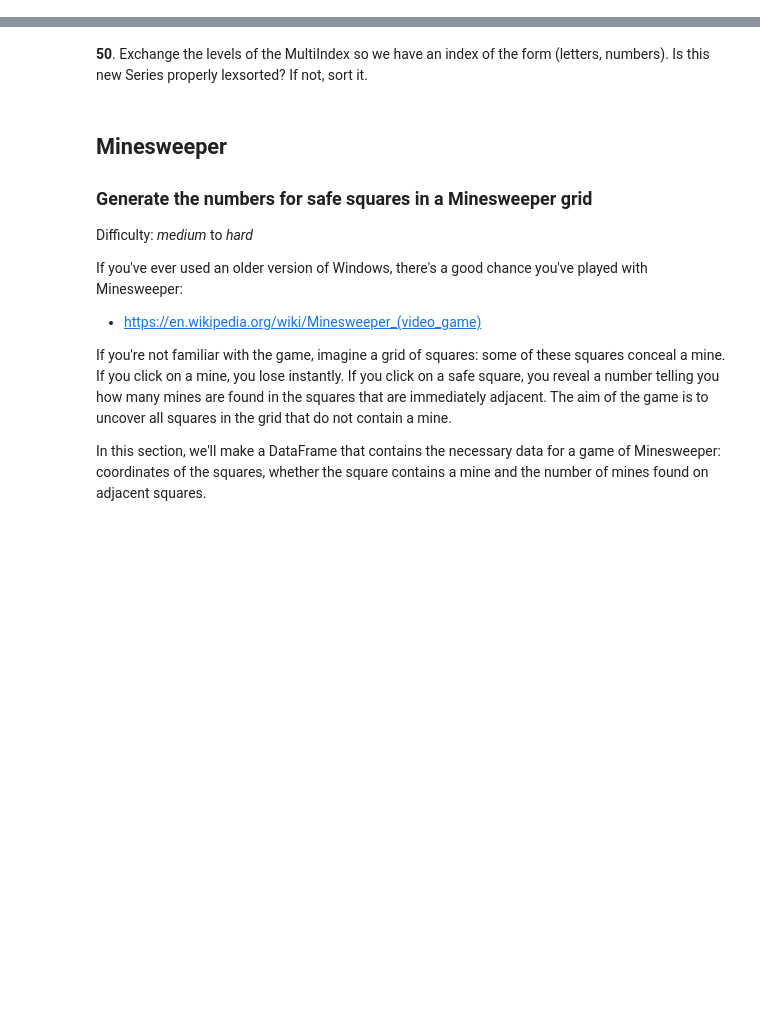
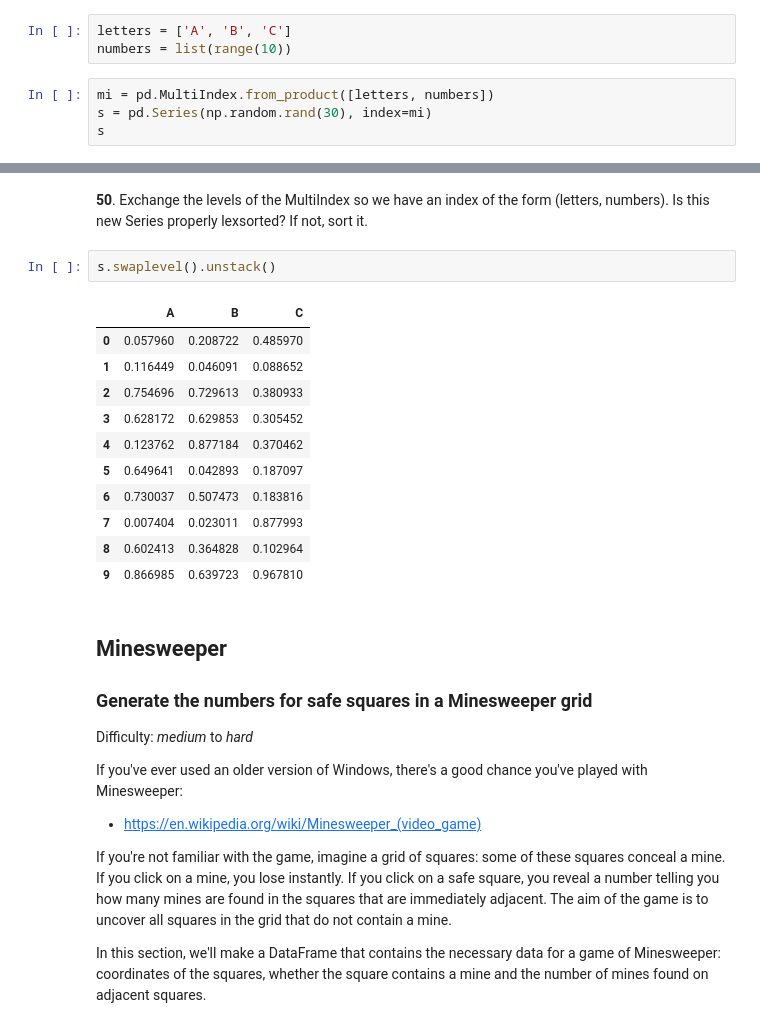
Before and after one commit to ronanfernandes/100-pandas-puzzles, a Jupyter notebook: 100-pandas-puzzles-COM-ANOTACOES.ipynb, the cells around one changed output, grey strips where cells are left out. Saved outputs shown, nothing was run; the diff lists cells and outputs as text; blank space fills up the shorter version.

```diff
--- a/100-pandas-puzzles-COM-ANOTACOES.ipynb
+++ b/100-pandas-puzzles-COM-ANOTACOES.ipynb
@@ -920,0 +991,7 @@ To warm up, we'll look make a Series with two index levels.
+# %%
+letters = ['A', 'B', 'C']
+numbers = list(range(10))
+# %%
+mi = pd.MultiIndex.from_product([letters, numbers])
+s = pd.Series(np.random.rand(30), index=mi)
+s
@@ -931,5 +1091,19 @@ To warm up, we'll look make a Series with two index levels.
 # %% [markdown]
 **50**. Exchange the levels of the MultiIndex so we have an index of the form (letters, numbers). Is this new Series properly lexsorted? If not, sort it.
+# %%
+s.swaplevel().unstack()
+# %% [output]
+|  | A | B | C |
+| 0 | 0.057960 | 0.208722 | 0.485970 |
+| 1 | 0.116449 | 0.046091 | 0.088652 |
+| 2 | 0.754696 | 0.729613 | 0.380933 |
+| 3 | 0.628172 | 0.629853 | 0.305452 |
+| 4 | 0.123762 | 0.877184 | 0.370462 |
+| 5 | 0.649641 | 0.042893 | 0.187097 |
+| 6 | 0.730037 | 0.507473 | 0.183816 |
+| 7 | 0.007404 | 0.023011 | 0.877993 |
+| 8 | 0.602413 | 0.364828 | 0.102964 |
+| 9 | 0.866985 | 0.639723 | 0.967810 |
 # %% [markdown]
 ## Minesweeper
 
```
Also changed, not shown: parts of 17 cells of this notebook.
